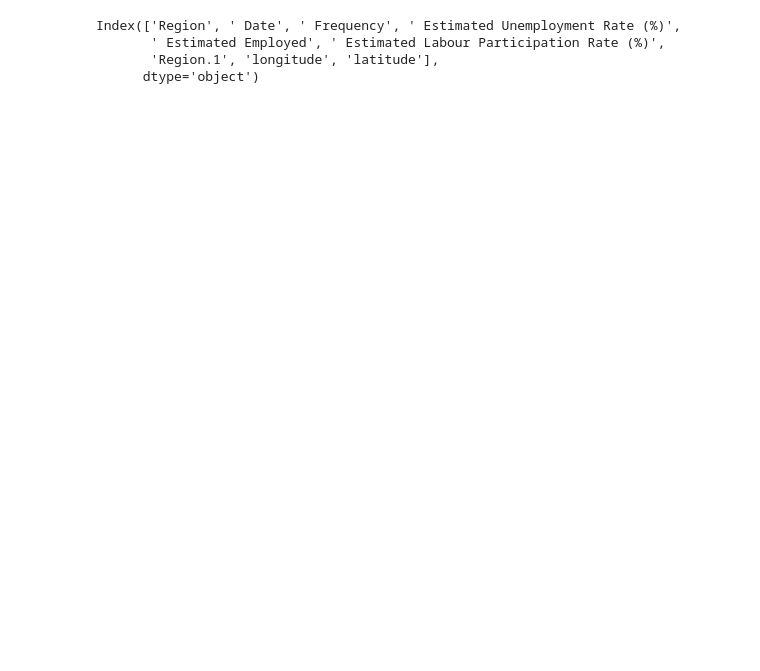
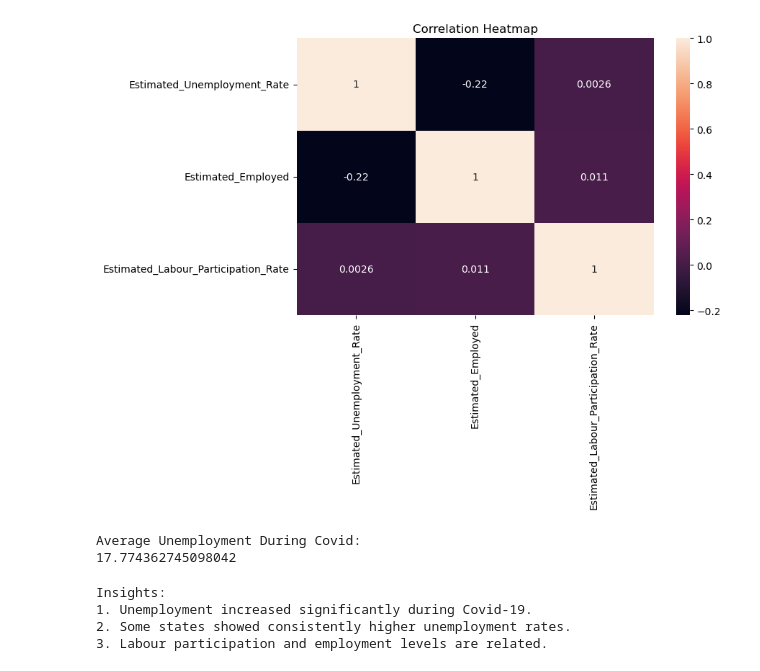
Before and after one commit to Mounish-Reddyy/CodeAlpha_umployment-rate-in-india, a Jupyter notebook: unemployment.ipynb, the cells around one changed output. Saved outputs shown, nothing was run; the diff lists cells and outputs as text; code cells hidden in the pictures; blank space fills up the shorter version.

```diff
--- a/unemployment.ipynb
+++ b/unemployment.ipynb
@@ -80,7 +106,29 @@ covid_data.head()
+# %%
+plt.figure(figsize=(8,5))
+
+sns.heatmap(df.corr(numeric_only=True), annot=True)
+
+plt.title("Correlation Heatmap")
+plt.show()
+# %% [output]
+[figure, added]
+# %%
+_period = df[df['Date'] >= '2020-03-01']
+
+print("\nAverage Unemployment During Covid:")
+print(covid_period['Estimated_Unemployment_Rate'].mean())
+# %% [output]
+Average Unemployment During Covid:
+17.774362745098042
 # %%
-df.columns
+print("""
+Insights:
+1. Unemployment increased significantly during Covid-19.
+2. Some states showed consistently higher unemployment rates.
+3. Labour participation and employment levels are related.
+""")
 # %% [output]
-Index(['Region', ' Date', ' Frequency', ' Estimated Unemployment Rate (%)',
-       ' Estimated Employed', ' Estimated Labour Participation Rate (%)',
-       'Region.1', 'longitude', 'latitude'],
-      dtype='object')
+Insights:
+1. Unemployment increased significantly during Covid-19.
+2. Some states showed consistently higher unemployment rates.
+3. Labour participation and employment levels are related.
```
Also changed, not shown: parts of 8 cells of this notebook.
